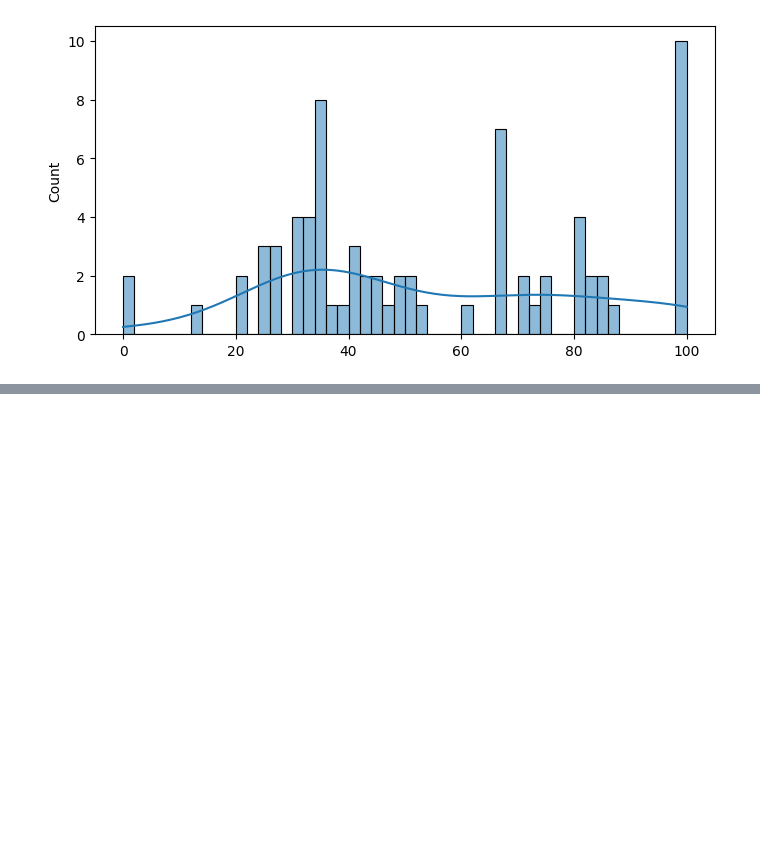
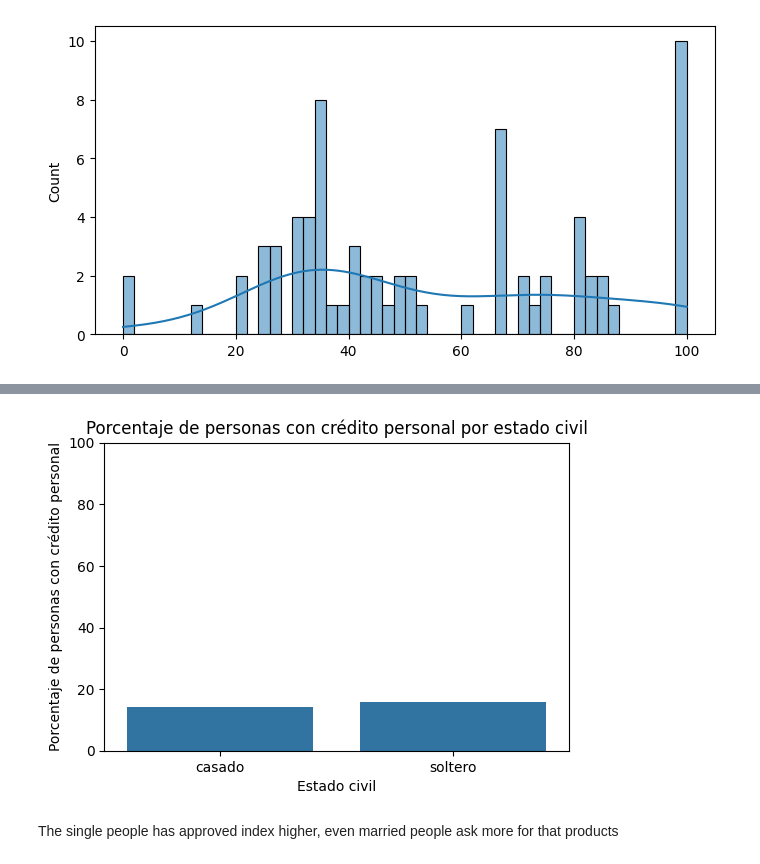
Before and after one commit to jaayg23/data_challenge, a Jupyter notebook: notebooks/1.0-data_challenge_visualization.ipynb, the cells around one changed output, grey strips where cells are left out. Drawn from its saved outputs; the diff is of its cells as text; code cells hidden in the pictures; blank space fills up the shorter version.

```diff
--- a/notebooks/1.0-data_challenge_visualization.ipynb
+++ b/notebooks/1.0-data_challenge_visualization.ipynb
@@ -123,0 +152,27 @@ sns.histplot(porcentaje_aprobacion,bins=50, kde=True)
+# %%
+counts = {}
+dataset_married = dataset[dataset['estado_civil']=='casado']
+count_doubts_married = dataset_married[dataset_married['credito_personal']=='si'].shape[0] / dataset_married.shape[0]
+
+dataset_single = dataset[dataset['estado_civil']=='soltero']
+count_doubts_single = dataset_single[dataset_single['credito_personal']=='si'].shape[0] / dataset_single.shape[0]
+
+counts['casado'] = count_doubts_married * 100
+counts['soltero'] = count_doubts_single * 100
+
+
+# Crear listas para el gráfico
+labels = list(counts.keys())
+percentages = list(counts.values())
+
+plt.figure(figsize=(6,4))
+sns.barplot(x=labels, y=percentages)
+plt.ylabel('Porcentaje de personas con crédito personal')
+plt.xlabel('Estado civil')
+plt.title('Porcentaje de personas con crédito personal por estado civil')
+plt.ylim(0, 100)
+plt.show()
+# %% [output]
+[figure, added]
+# %% [markdown]
+The single people has approved index higher, even married people ask more for that products
```
Also changed, not shown: parts of 6 cells of this notebook, 2 other files.
